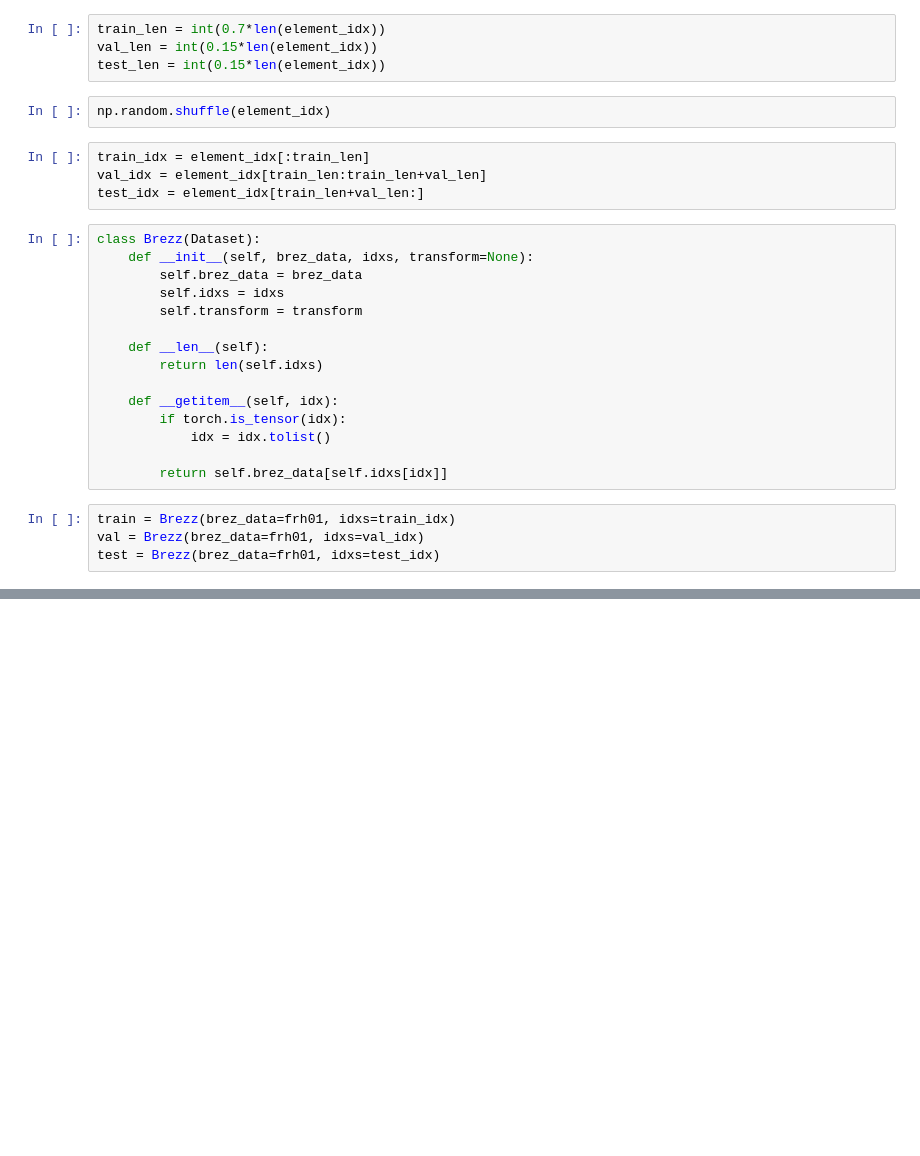
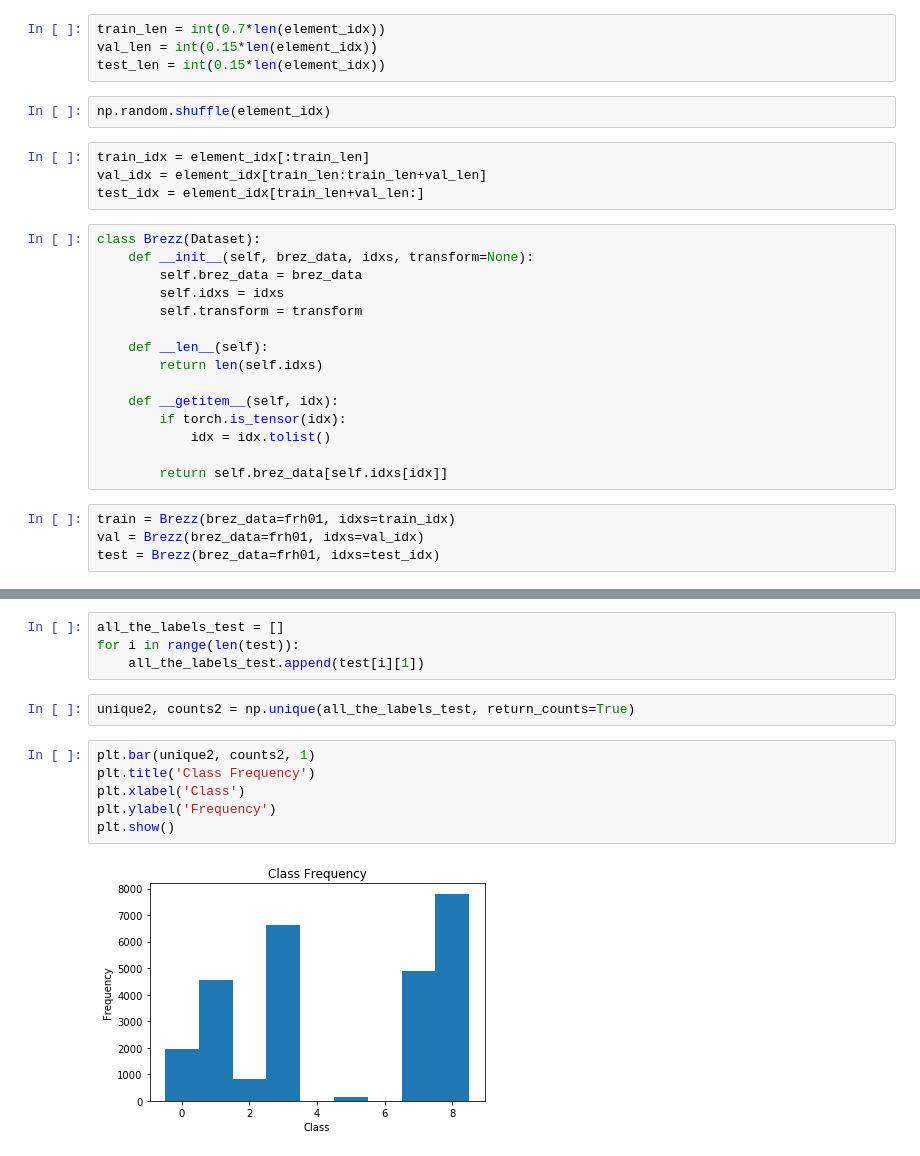
Before and after one commit to maja601/supsup, a Jupyter notebook: brezz.ipynb, the cells around one changed output, grey strips where cells are left out. Drawn from its saved outputs; the diff is of its cells as text; blank space fills up the shorter version.

```diff
--- a/brezz.ipynb
+++ b/brezz.ipynb
@@ -73,0 +185,14 @@ test = Brezz(brez_data=frh01, idxs=test_idx)
+# %%
+all_the_labels_test = []
+for i in range(len(test)):
+    all_the_labels_test.append(test[i][1])
+# %%
+unique2, counts2 = np.unique(all_the_labels_test, return_counts=True)
+# %%
+plt.bar(unique2, counts2, 1)
+plt.title('Class Frequency')
+plt.xlabel('Class')
+plt.ylabel('Frequency')
+plt.show()
+# %% [output]
+[figure, added]
```
Also changed, not shown: parts of 33 cells of this notebook.
